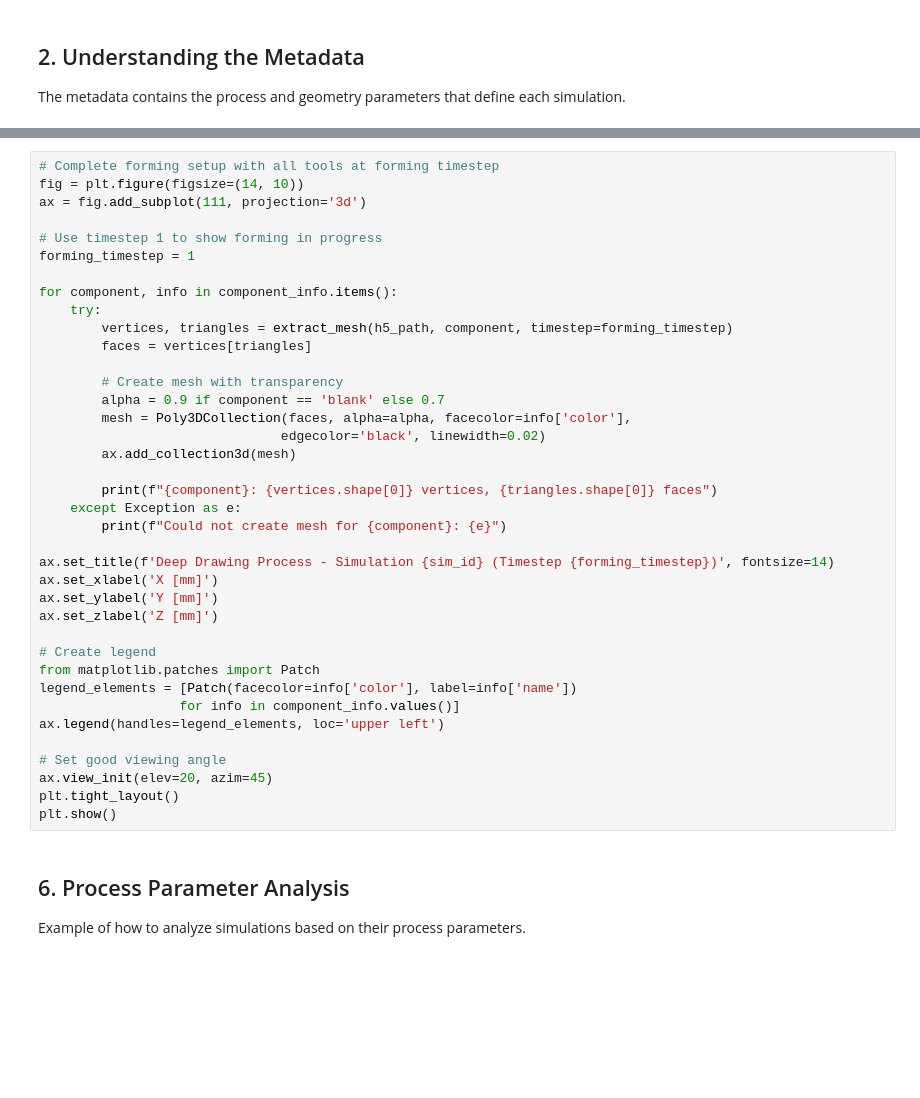
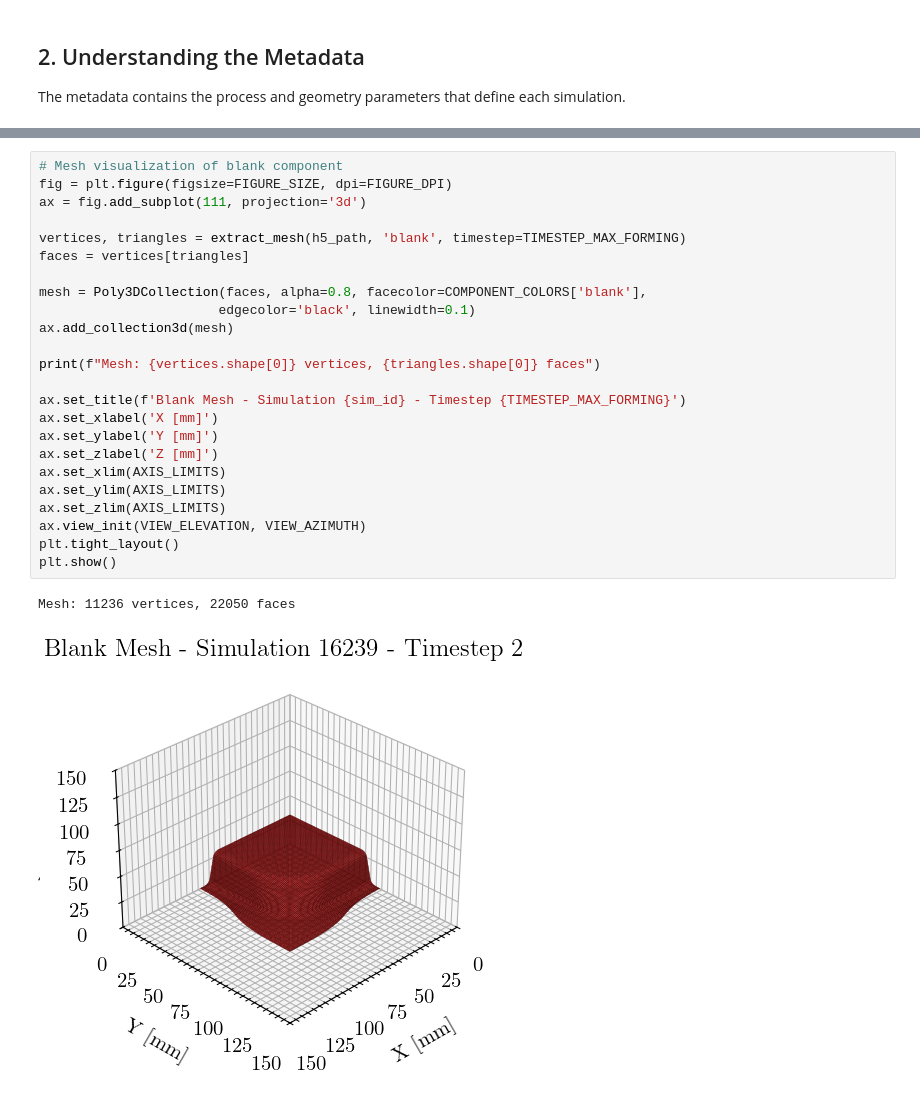
Before and after one commit to BaumSebastian/DDACS, a Jupyter notebook: examples/dataset_demo.ipynb, the cells around one changed output, grey strips where cells are left out. Cells and saved outputs as stored; diff of their text form; blank space fills up the shorter version.

```diff
--- a/examples/dataset_demo.ipynb
+++ b/examples/dataset_demo.ipynb
@@ -222,42 +268,27 @@ print(f"Mesh: {vertices.shape[0]} vertices, {triangles.shape[0]} triangular face
 # %%
-# Complete forming setup with all tools at forming timestep
-fig = plt.figure(figsize=(14, 10))
+# Mesh visualization of blank component
+fig = plt.figure(figsize=FIGURE_SIZE, dpi=FIGURE_DPI)
 ax = fig.add_subplot(111, projection='3d')
 
-# Use timestep 1 to show forming in progress
-forming_timestep = 1
+vertices, triangles = extract_mesh(h5_path, 'blank', timestep=TIMESTEP_MAX_FORMING)
+faces = vertices[triangles]
 
-for component, info in component_info.items():
-    try:
-        vertices, triangles = extract_mesh(h5_path, component, timestep=forming_timestep)
-        faces = vertices[triangles]
+mesh = Poly3DCollection(faces, alpha=0.8, facecolor=COMPONENT_COLORS['blank'],
+                       edgecolor='black', linewidth=0.1)
+ax.add_collection3d(mesh)
 
-        # Create mesh with transparency
-        alpha = 0.9 if component == 'blank' else 0.7
-        mesh = Poly3DCollection(faces, alpha=alpha, facecolor=info['color'],
-                               edgecolor='black', linewidth=0.02)
-        ax.add_collection3d(mesh)
+print(f"Mesh: {vertices.shape[0]} vertices, {triangles.shape[0]} faces")
 
-        print(f"{component}: {vertices.shape[0]} vertices, {triangles.shape[0]} faces")
-    except Exception as e:
-        print(f"Could not create mesh for {component}: {e}")
-
-ax.set_title(f'Deep Drawing Process - Simulation {sim_id} (Timestep {forming_timestep})', fontsize=14)
+ax.set_title(f'Blank Mesh - Simulation {sim_id} - Timestep {TIMESTEP_MAX_FORMING}')
 ax.set_xlabel('X [mm]')
 ax.set_ylabel('Y [mm]')
 ax.set_zlabel('Z [mm]')
-
-# Create legend
-from matplotlib.patches import Patch
-legend_elements = [Patch(facecolor=info['color'], label=info['name'])
-                  for info in component_info.values()]
-ax.legend(handles=legend_elements, loc='upper left')
-
-# Set good viewing angle
-ax.view_init(elev=20, azim=45)
+ax.set_xlim(AXIS_LIMITS)
+ax.set_ylim(AXIS_LIMITS)
+ax.set_zlim(AXIS_LIMITS)
+ax.view_init(VIEW_ELEVATION, VIEW_AZIMUTH)
 plt.tight_layout()
 plt.show()
+# %% [output]
+Mesh: 11236 vertices, 22050 faces
+[figure, added]
-# %% [markdown]
-## 6. Process Parameter Analysis
-
-Example of how to analyze simulations based on their process parameters.
```
Also changed, not shown: parts of 20 cells of this notebook, 2 other files.
